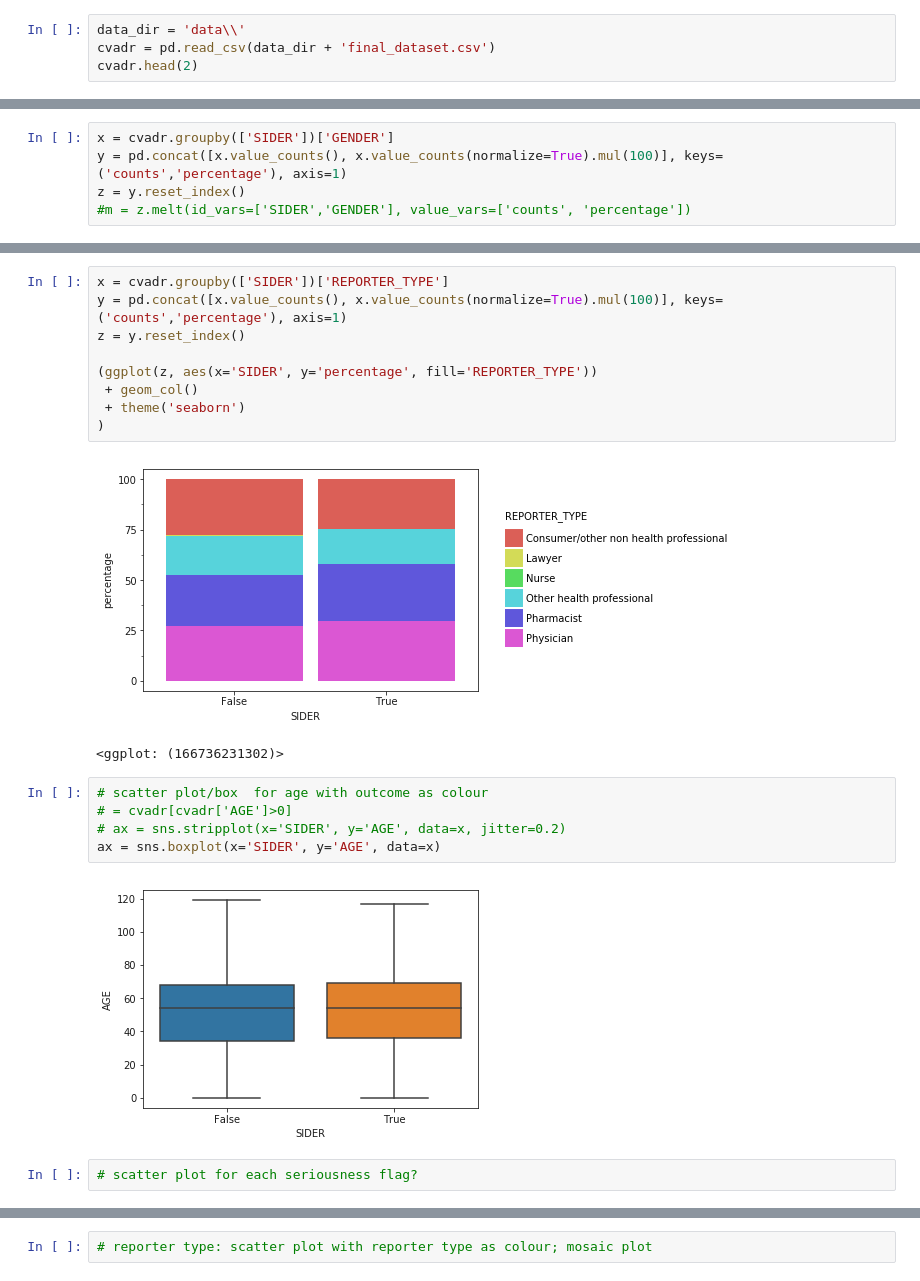
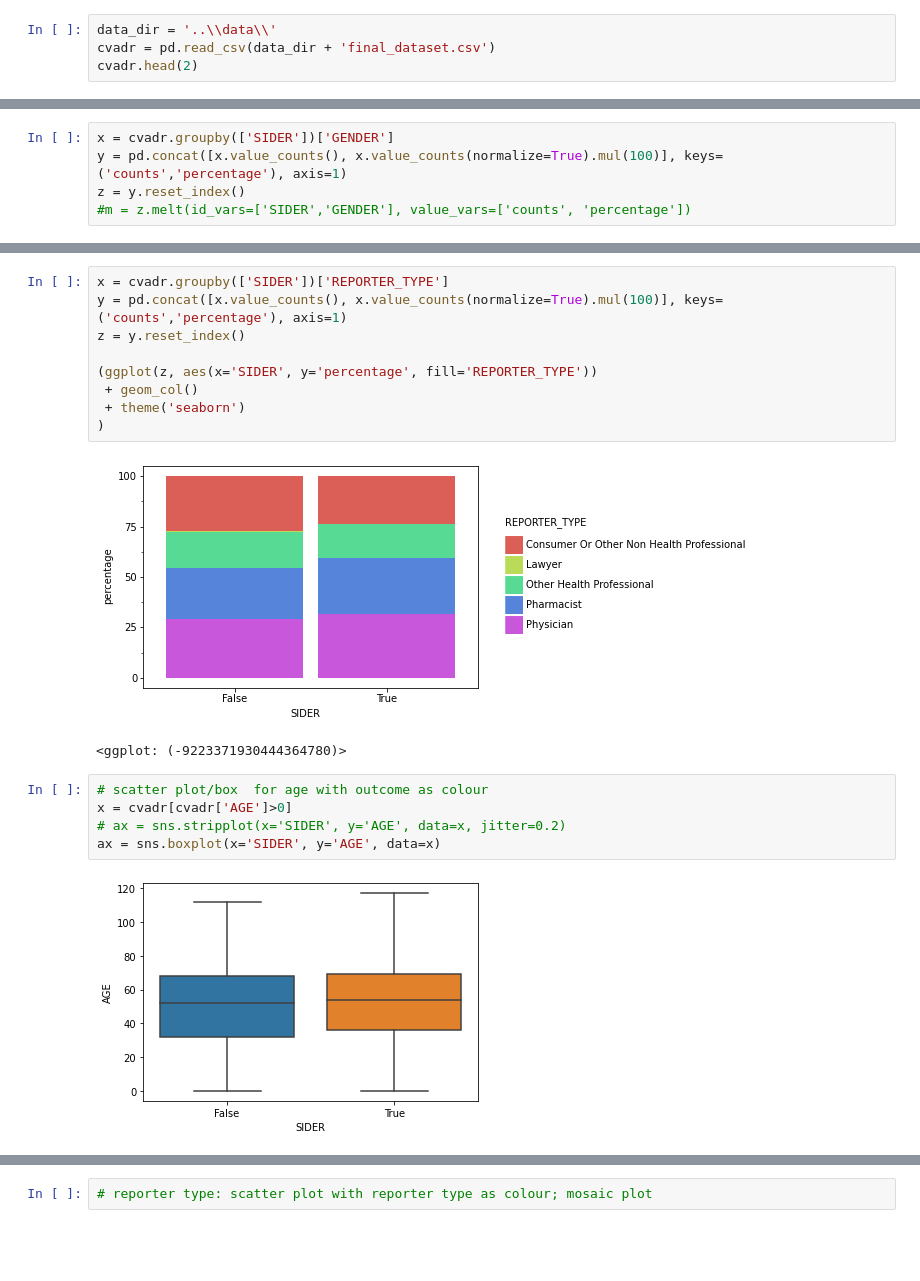
Before and after one commit to laetitiatam/ckme136, a Jupyter notebook: Explore CVADR.ipynb, the cells around one changed output, grey strips where cells are left out. Saved outputs shown, nothing was run; the diff lists cells and outputs as text; blank space fills up the shorter version.

```diff
--- a/Explore CVADR.ipynb
+++ b/Explore CVADR.ipynb
@@ -11,7 +14,7 @@ pd.set_option('display.max_columns', 1000)
 # %% [markdown]
 ### Load Data
 # %%
-data_dir = 'data\\'
+data_dir = '..\\data\\'
 cvadr = pd.read_csv(data_dir + 'final_dataset.csv')
 cvadr.head(2)
 # %% [output]
@@ -461,14 +444,12 @@ z = y.reset_index()
  + theme('seaborn')
 )
 # %% [output]
-[figure, old version]
+[figure, new version]
-<ggplot: (166736231302)>
+<ggplot: (-9223371930444364780)>
 # %%
 # scatter plot/box  for age with outcome as colour
-# = cvadr[cvadr['AGE']>0]
+x = cvadr[cvadr['AGE']>0]
 # ax = sns.stripplot(x='SIDER', y='AGE', data=x, jitter=0.2)
 ax = sns.boxplot(x='SIDER', y='AGE', data=x)
 # %% [output]
-[figure, old version]
+[figure, new version]
-# %%
-# scatter plot for each seriousness flag?
```
Also changed, not shown: parts of 68 cells of this notebook.
